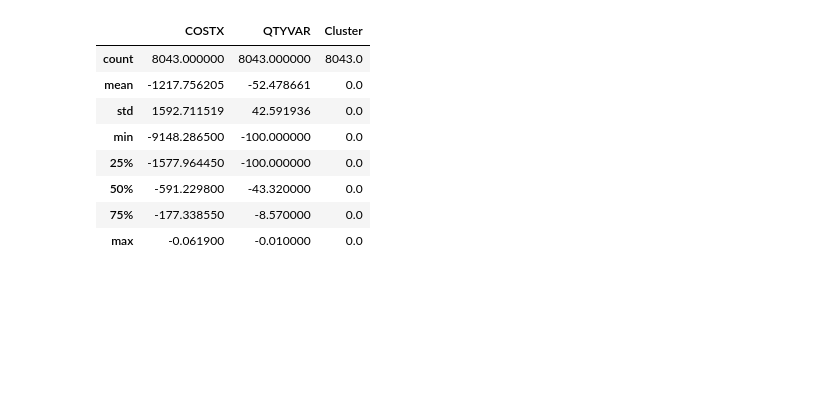
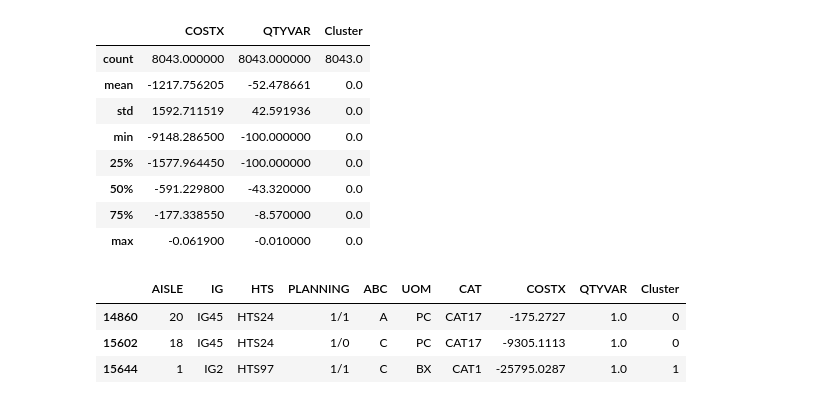
Before and after one commit to rjnakano/manejo-inventarios-pdg, a Jupyter notebook: Notebooks/TDG042521V2.ipynb, the cells around one changed output. Drawn from its saved outputs; the diff is of its cells as text; code cells hidden in the pictures; blank space fills up the shorter version.

Commit message:
Analisis adicionales 5/2/21 mas datos anomalos x 5

```diff
--- a/Notebooks/TDG042521V2.ipynb
+++ b/Notebooks/TDG042521V2.ipynb
@@ -829,3 +829,11 @@ df[(df['Cluster']==0) & (df['QTYVAR']<0) & (df['COSTX']!=4555.3851)].describe()
 | 50% | -591.229800 | -43.320000 | 0.0 |
 | 75% | -177.338550 | -8.570000 | 0.0 |
 | max | -0.061900 | -0.010000 | 0.0 |
+# %%
+# Revisar datos anomalos
+df[(df['QTYVAR']>0) & (df['COSTX']<0)]
+# %% [output]
+|  | AISLE | IG | HTS | PLANNING | ABC | UOM | CAT | COSTX | QTYVAR | Cluster |
+| 14860 | 20 | IG45 | HTS24 | 1/1 | A | PC | CAT17 | -175.2727 | 1.0 | 0 |
+| 15602 | 18 | IG45 | HTS24 | 1/0 | C | PC | CAT17 | -9305.1113 | 1.0 | 0 |
+| 15644 | 1 | IG2 | HTS97 | 1/1 | C | BX | CAT1 | -25795.0287 | 1.0 | 1 |
```
Also changed, not shown: parts of 3 cells of this notebook.
